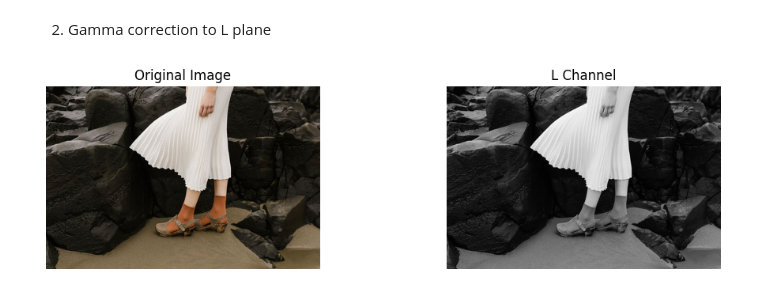
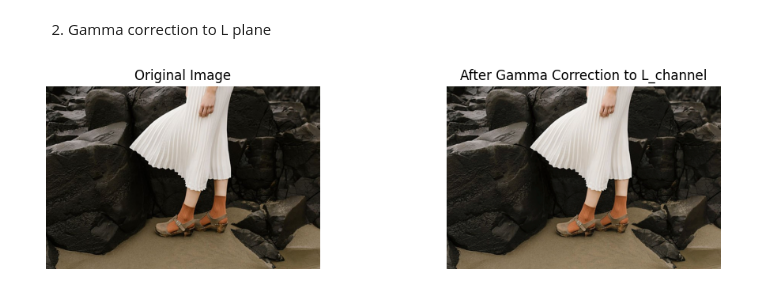
Before and after one commit to ChamodLD/Image-Processing-and-Machine-Vision, a Jupyter notebook: Assignment 01.ipynb, the cells around one changed output. Saved outputs shown, nothing was run; the diff lists cells and outputs as text; code cells hidden in the pictures.

Commit message:
Gamma corrected L_plane and the histograms

```diff
--- a/Assignment 01.ipynb
+++ b/Assignment 01.ipynb
@@ -151,19 +151,25 @@ plt.show()
 # %%
 im = cv.imread("C:\\Users\\USER\\Desktop\\UNI\\Semesters\\Semester 5\\Machine_Vision\\Image-Processing-and-Machine-Vision\\images\\3.jpeg")
 im_LAB = cv.cvtColor(im,cv.COLOR_BGR2LAB)
 
 fig,ax = plt.subplots(1,2,figsize = (12,3))
 ax[0].imshow(cv.cvtColor(im,cv.COLOR_BGR2RGB))
 ax[0].set_title('Original Image')
 ax[0].axis('off')
 
 l_plane, a_plane, b_plane = cv.split(im_LAB)
+gamma = 0.9
+lut = np.array([((i/255.0)**gamma)*255 for i in range(0,256)]).astype("uint8")
+l_corrected = cv.LUT(l_plane,lut)
 
-ax[1].imshow(im_LAB[:,:,0], cmap='gray')
-ax[1].set_title('L Channel')
+im_LAB_corrected = cv.merge((l_corrected,a_plane,b_plane))
+
+
+ax[1].imshow(cv.cvtColor(im_LAB_corrected,cv.COLOR_LAB2RGB))
+ax[1].set_title('After Gamma Correction to L_channel')
 ax[1].axis('off')
 
 
 plt.show()
 # %% [output]
-[figure, old version]
+[figure, new version]
```
Also changed, not shown: parts of 1 cell of this notebook.
